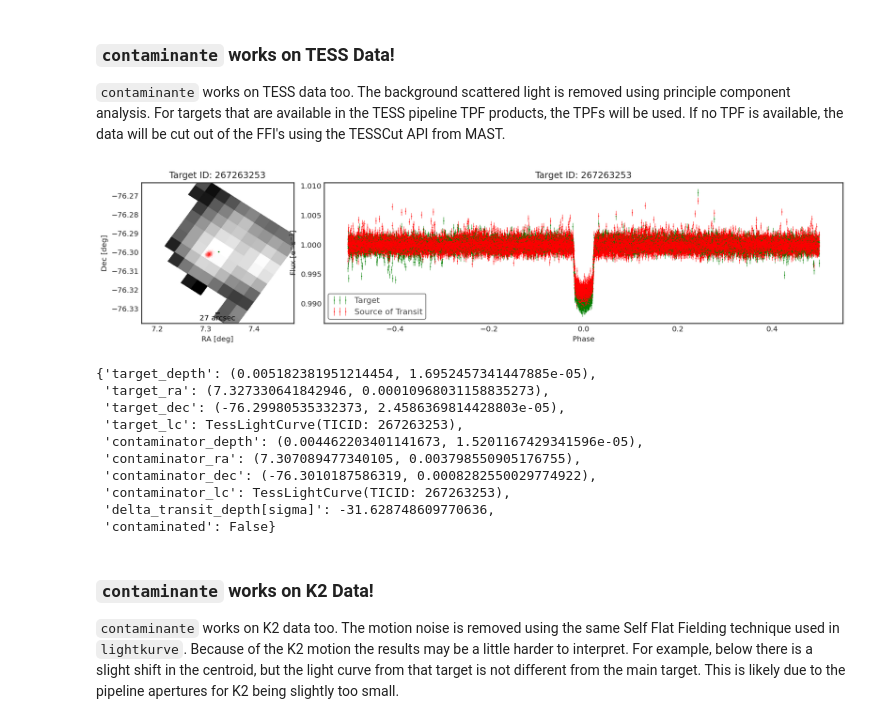
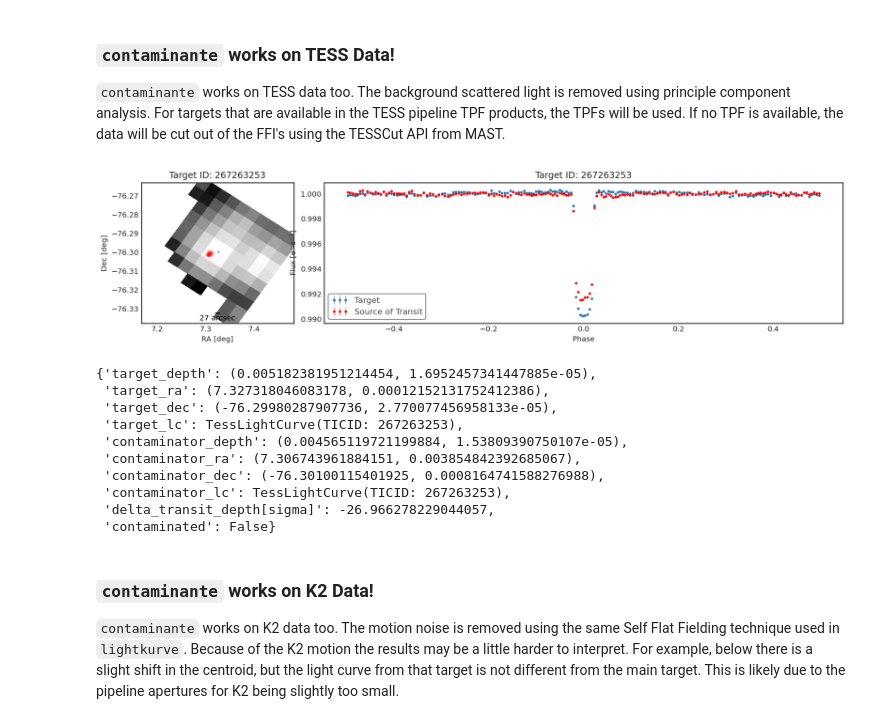
Before and after one commit to christinahedges/contaminante, a Jupyter notebook: tutorials/tutorial-1_how-to-use-contaminante.ipynb, the cells around one changed output. Cells and saved outputs as stored; diff of their text form; code cells hidden in the pictures.

```diff
--- a/tutorials/tutorial-1_how-to-use-contaminante.ipynb
+++ b/tutorials/tutorial-1_how-to-use-contaminante.ipynb
@@ -76,22 +76,22 @@ result
 # %%
 fig, result = contaminante.calculate_contamination(targetid="TIC 267263253",
                         period=4.12688,
                         t0=2458325.78297 - 2457000,
-                        duration=0.3, mission='tess')
+                        duration=0.3, mission='tess', bin_points=100)
 # %% [output]
-[figure, old version]
+[figure, new version]
 # %%
 result
 # %% [output]
 {'target_depth': (0.005182381951214454, 1.6952457341447885e-05),
- 'target_ra': (7.327330641842946, 0.00010968031158835273),
- 'target_dec': (-76.29980535332373, 2.4586369814428803e-05),
+ 'target_ra': (7.327318046083178, 0.00012152131752412386),
+ 'target_dec': (-76.29980287907736, 2.770077456958133e-05),
  'target_lc': TessLightCurve(TICID: 267263253),
- 'contaminator_depth': (0.004462203401141673, 1.5201167429341596e-05),
- 'contaminator_ra': (7.307089477340105, 0.003798550905176755),
- 'contaminator_dec': (-76.3010187586319, 0.0008282550029774922),
+ 'contaminator_depth': (0.004565119721199884, 1.53809390750107e-05),
+ 'contaminator_ra': (7.306743961884151, 0.003854842392685067),
+ 'contaminator_dec': (-76.30100115401925, 0.0008164741588276988),
  'contaminator_lc': TessLightCurve(TICID: 267263253),
- 'delta_transit_depth[sigma]': -31.628748609770636,
+ 'delta_transit_depth[sigma]': -26.966278229044057,
  'contaminated': False}
 # %% [markdown]
 ### `contaminante` works on K2 Data!
```
Also changed, not shown: parts of 6 cells of this notebook.
